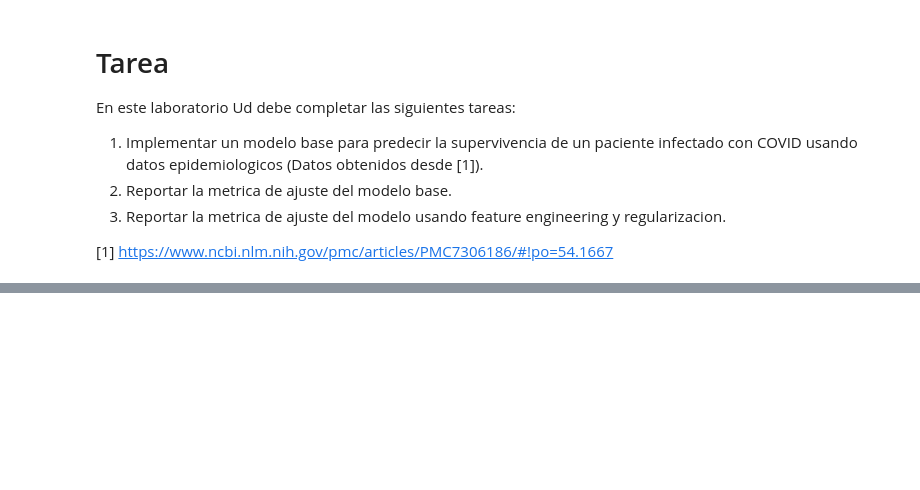
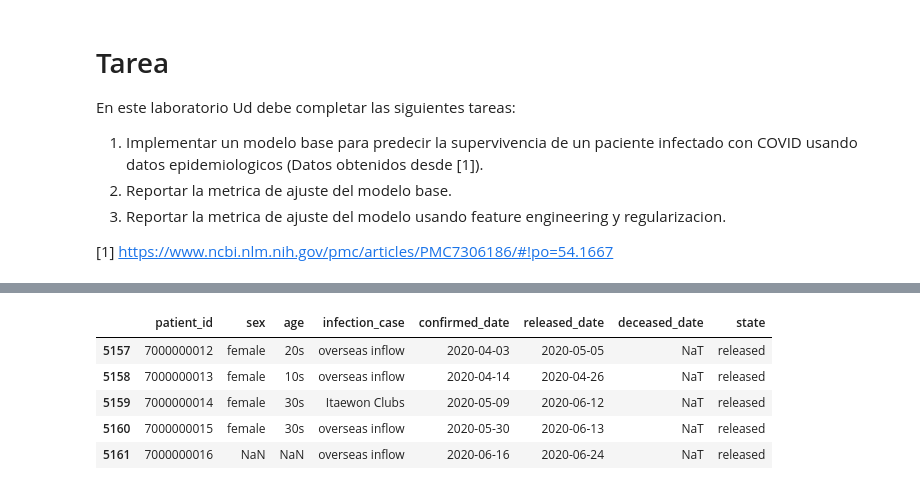
Before and after one commit to sherna90/mineria_datos, a Jupyter notebook: 4.-modelos_lineales_clasificacion.ipynb, the cells around one changed output, grey strips where cells are left out. Cells and saved outputs as stored; diff of their text form; code cells hidden in the pictures; blank space fills up the shorter version.

```diff
--- a/4.-modelos_lineales_clasificacion.ipynb
+++ b/4.-modelos_lineales_clasificacion.ipynb
@@ -157,0 +234,9 @@ patient_info.head()
+# %%
+data.tail()
+# %% [output]
+|  | patient_id | sex | age | infection_case | confirmed_date | released_date | deceased_date | state |
+| 5157 | 7000000012 | female | 20s | overseas inflow | 2020-04-03 | 2020-05-05 | NaT | released |
+| 5158 | 7000000013 | female | 10s | overseas inflow | 2020-04-14 | 2020-04-26 | NaT | released |
+| 5159 | 7000000014 | female | 30s | Itaewon Clubs | 2020-05-09 | 2020-06-12 | NaT | released |
+| 5160 | 7000000015 | female | 30s | overseas inflow | 2020-05-30 | 2020-06-13 | NaT | released |
+| 5161 | 7000000016 | NaN | NaN | overseas inflow | 2020-06-16 | 2020-06-24 | NaT | released |
```
Also changed, not shown: parts of 28 cells of this notebook.
